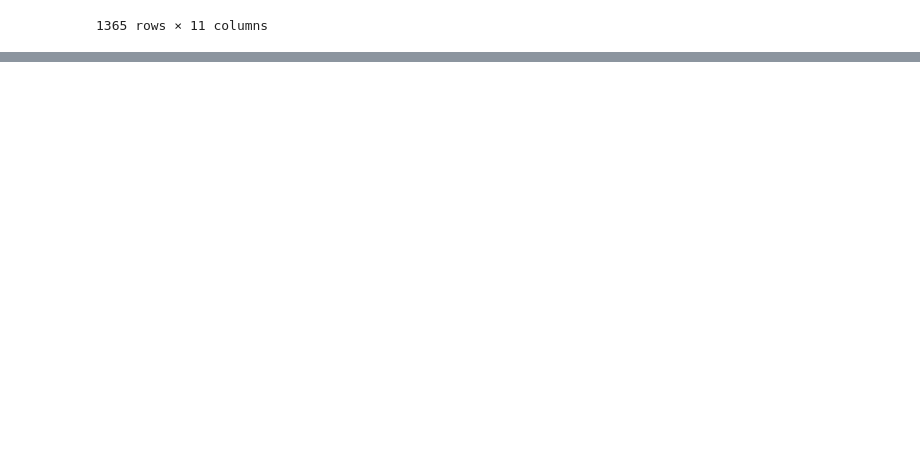
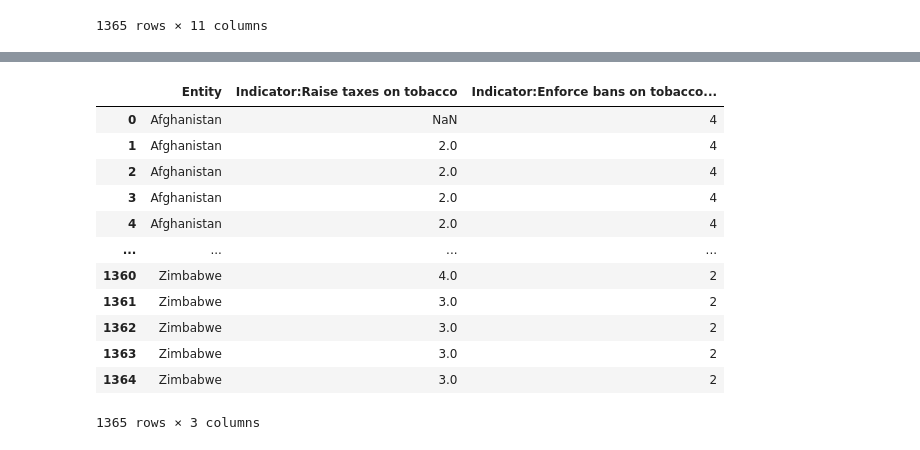
Before and after one commit to AKCase1993/Capstone-NSS-DA7, a Jupyter notebook: notebook/Countries.ipynb, the cells around one changed output, grey strips where cells are left out. Cells and saved outputs as stored; diff of their text form; code cells hidden in the pictures; blank space fills up the shorter version.

```diff
--- a/notebook/Untitled.ipynb
+++ b/notebook/Countries.ipynb
@@ -114,0 +101,3 @@ countries_df_1.to_csv(r'C:\Users\Andrew\Desktop\DA7/Projects/Capstone-NSS-DA7/da
+# %%
+tax_df= countries_df_1[['Entity','Indicator:Raise taxes on tobacco','Indicator:Enforce bans on tobacco advertising']]
+tax_df.info()
@@ -114,0 +115,16 @@ countries_df_1.to_csv(r'C:\Users\Andrew\Desktop\DA7/Projects/Capstone-NSS-DA7/da
+# %%
+tax_df
+# %% [output]
+|  | Entity | Indicator:Raise taxes on tobacco | Indicator:Enforce bans on tobacco... |
+| 0 | Afghanistan | NaN | 4 |
+| 1 | Afghanistan | 2.0 | 4 |
+| 2 | Afghanistan | 2.0 | 4 |
+| 3 | Afghanistan | 2.0 | 4 |
+| 4 | Afghanistan | 2.0 | 4 |
+| ... | ... | ... | ... |
+| 1360 | Zimbabwe | 4.0 | 2 |
+| 1361 | Zimbabwe | 3.0 | 2 |
+| 1362 | Zimbabwe | 3.0 | 2 |
+| 1363 | Zimbabwe | 3.0 | 2 |
+| 1364 | Zimbabwe | 3.0 | 2 |
+1365 rows × 3 columns
```
Also changed, not shown: parts of 4 cells of this notebook, 1 other file.
